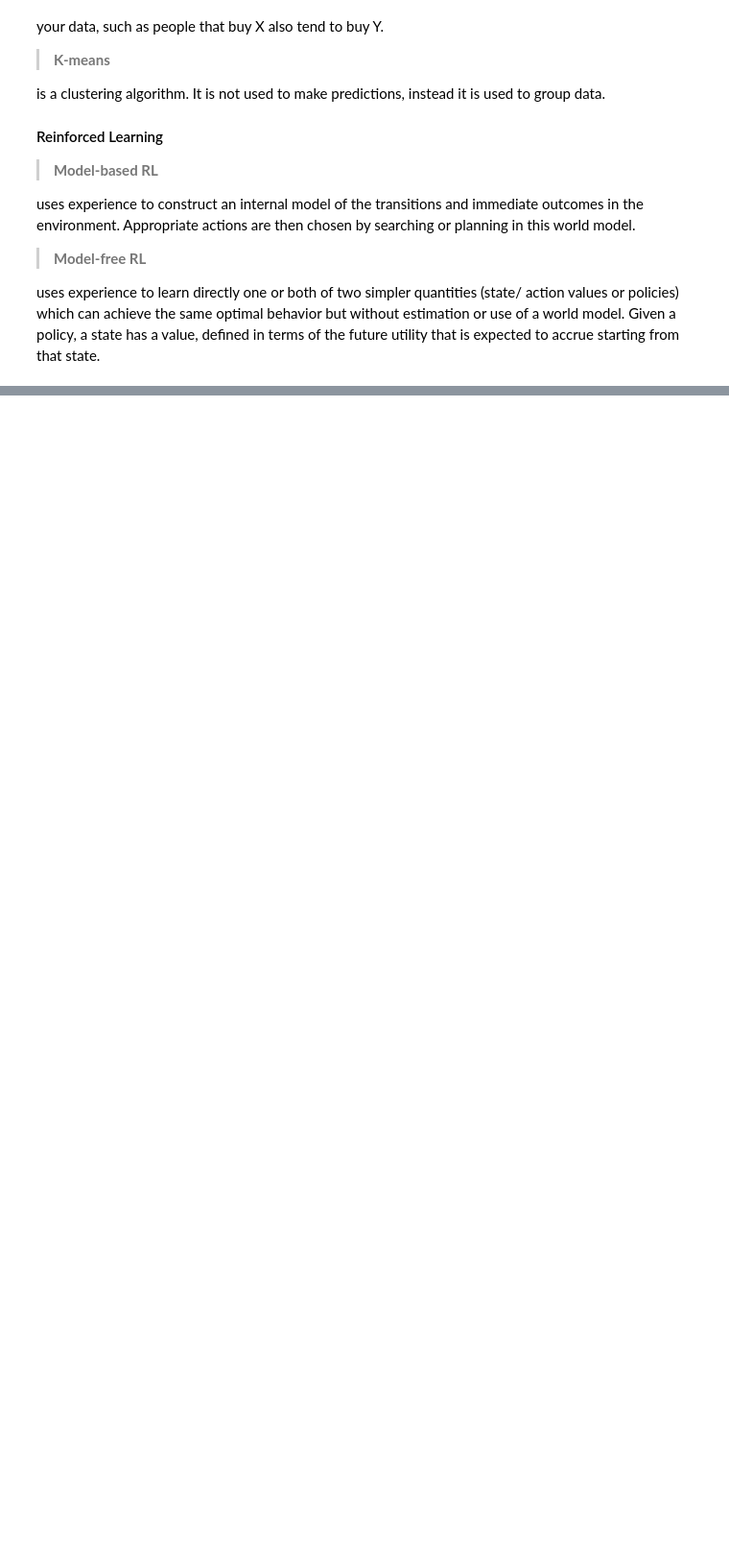
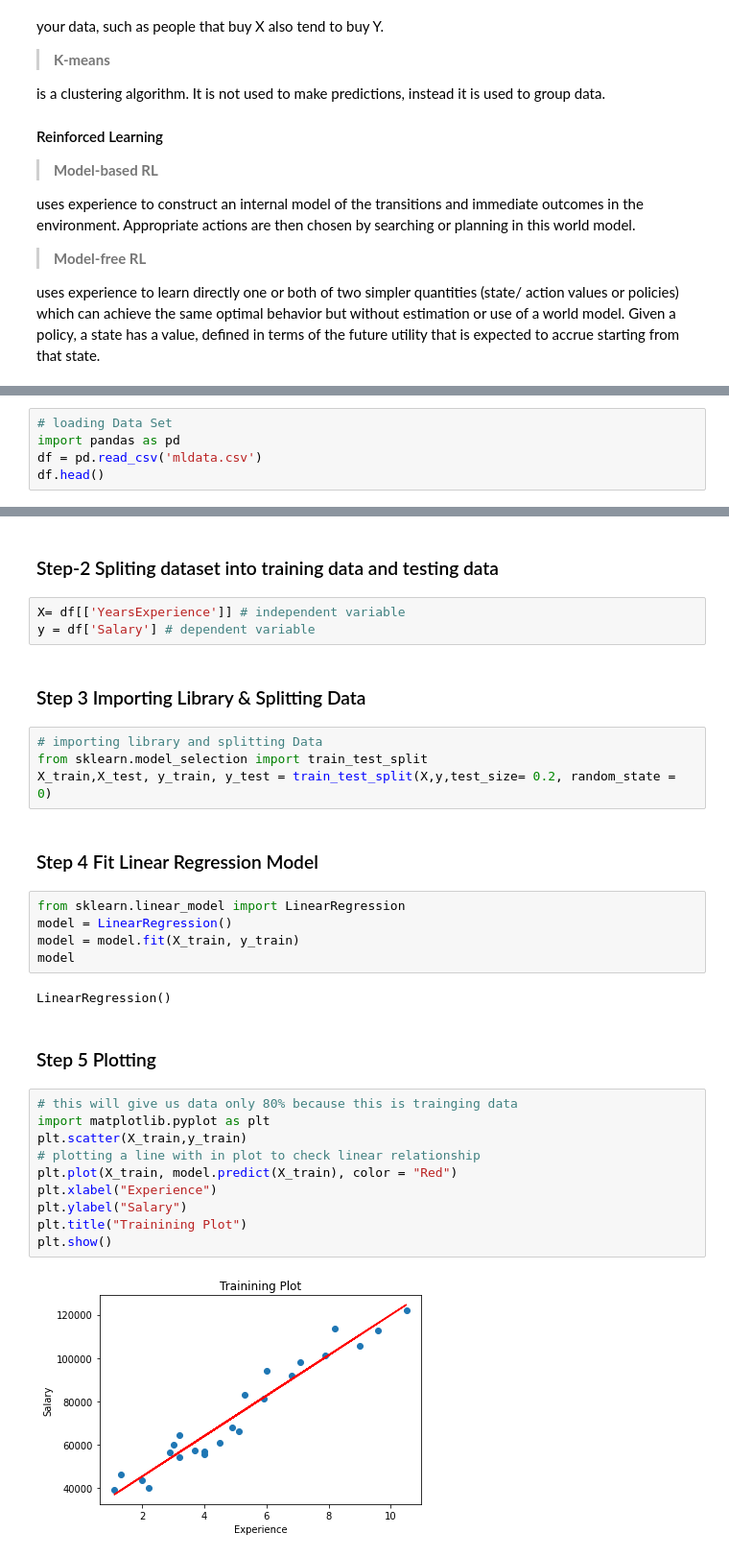
Before and after one commit to dilshad-geol/Data-Science-with-Python, a Jupyter notebook: 00_Everthing_in_Complete_Notebook.ipynb, the cells around one changed output, grey strips where cells are left out. Shown at 96% size. Cells and saved outputs as stored; diff of their text form; blank space fills up the shorter version.

Commit message:
Day-20 Completed Simple Linear & Multiple Linear Regression in Machine Learning

```diff
--- a/00_Everthing_in_Complete_Notebook.ipynb
+++ b/00_Everthing_in_Complete_Notebook.ipynb
@@ -4500,0 +4538,5 @@ uses experience to learn directly one or both of two simpler quantities (state/
+# %%
+# loading Data Set
+import pandas as pd
+df = pd.read_csv('mldata.csv')
+df.head()
@@ -4500,0 +4550,34 @@ uses experience to learn directly one or both of two simpler quantities (state/
+# %% [markdown]
+### Step-2 Spliting dataset into training data and testing data
+# %%
+X= df[['YearsExperience']] # independent variable
+y = df['Salary'] # dependent variable
+# %% [markdown]
+### Step 3 Importing Library & Splitting Data
+# %%
+# importing library and splitting Data
+from sklearn.model_selection import train_test_split
+X_train,X_test, y_train, y_test = train_test_split(X,y,test_size= 0.2, random_state = 0)
+# %% [markdown]
+### Step 4 Fit Linear Regression Model
+# %%
+from sklearn.linear_model import LinearRegression
+model = LinearRegression()
+model = model.fit(X_train, y_train)
+model
+# %% [output]
+LinearRegression()
+# %% [markdown]
+### Step 5 Plotting
+# %%
+# this will give us data only 80% because this is trainging data
+import matplotlib.pyplot as plt
+plt.scatter(X_train,y_train)
+# plotting a line with in plot to check linear relationship
+plt.plot(X_train, model.predict(X_train), color = "Red")
+plt.xlabel("Experience")
+plt.ylabel("Salary")
+plt.title("Trainining Plot")
+plt.show()
+# %% [output]
+[figure, added]
```
Also changed, not shown: parts of 24 cells of this notebook, 3 other files.
